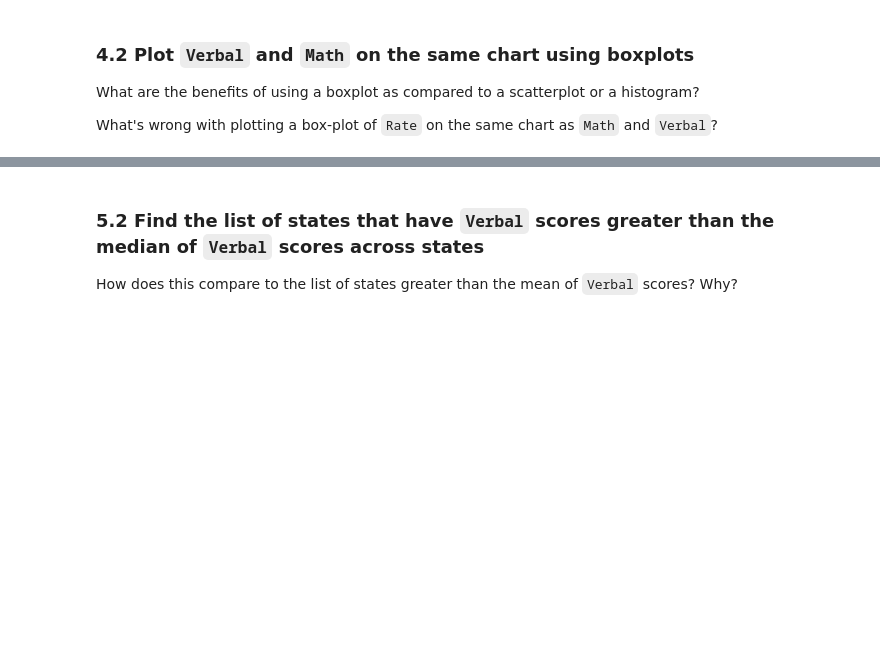
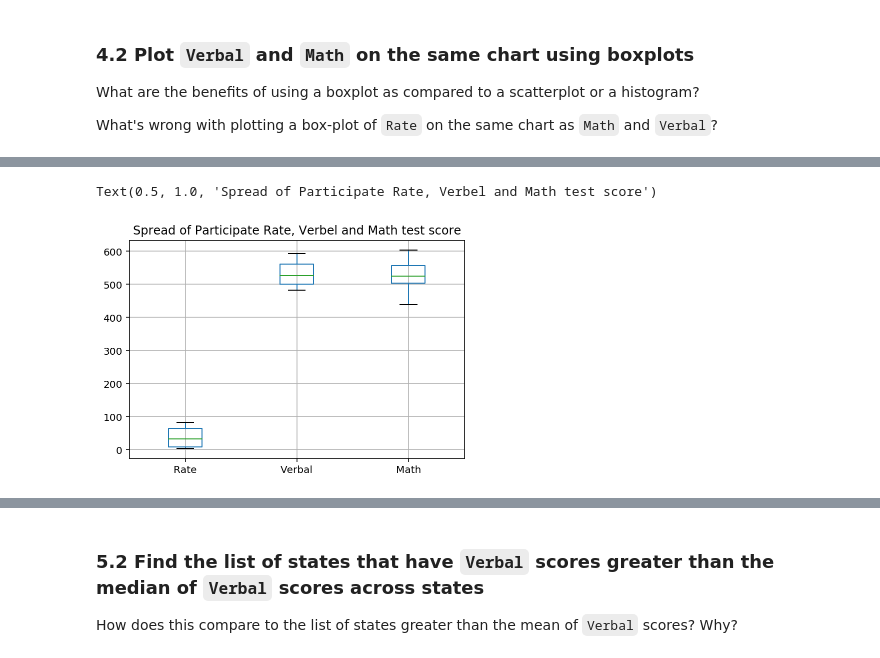
Before and after one commit to Miaowshroom/project2, a Jupyter notebook: project-02-v2-starter-code.ipynb, the cells around one changed output, grey strips where cells are left out. Drawn from its saved outputs; the diff is of its cells as text; code cells hidden in the pictures; blank space fills up the shorter version.

```diff
--- a/project-02-v2-starter-code.ipynb
+++ b/project-02-v2-starter-code.ipynb
@@ -304,3 +346,9 @@ What's wrong with plotting a box-plot of `Rate` on the same chart as `Math` and
+# %%
+ax3 = sat_data.boxplot(column=['Rate', 'Verbal', 'Math'])
+plt.title('Spread of Participate Rate, Verbel and Math test score')
+# %% [output]
+Text(0.5, 1.0, 'Spread of Participate Rate, Verbel and Math test score')
+[figure, added]
 # %% [markdown]
 <img src="http://imgur.com/xDpSobf.png" style="float: left; margin: 25px 15px 0px 0px; height: 25px">
 
```
Also changed, not shown: parts of 32 cells of this notebook.
